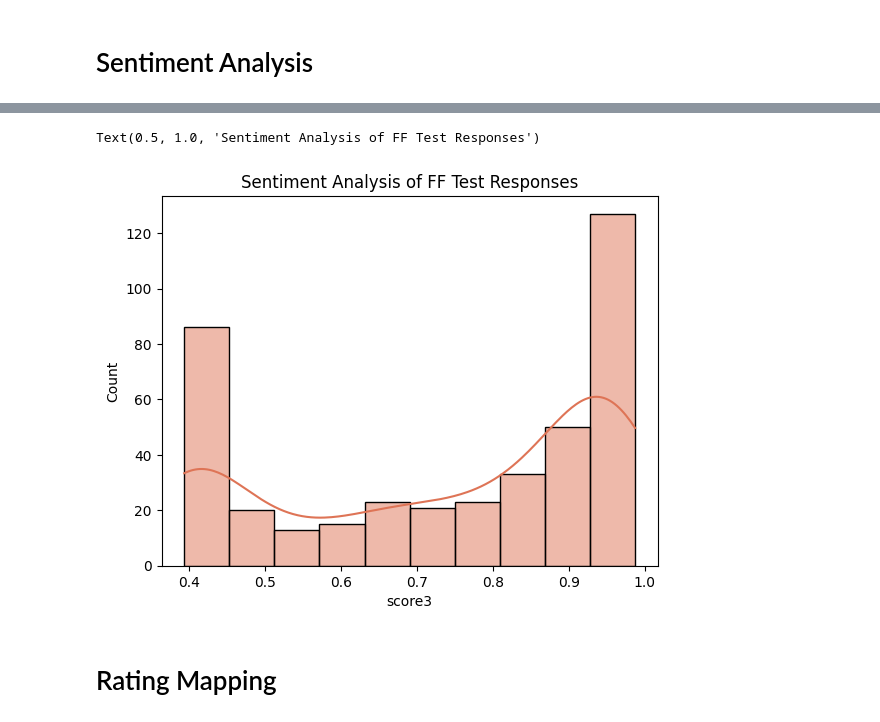
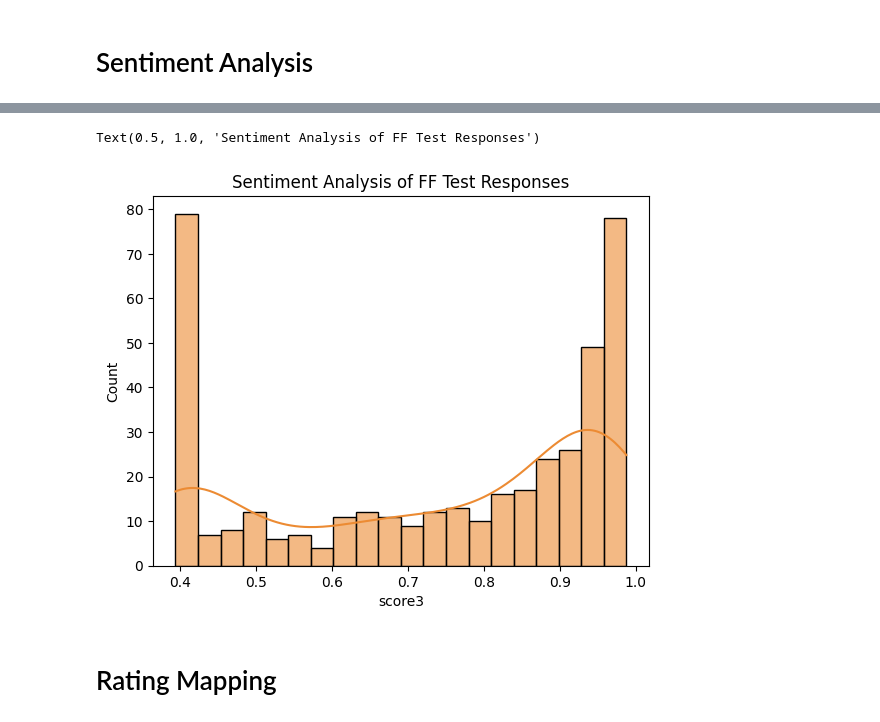
Before and after one commit to janduplessis883/friends-and-family-test-analysis, a Jupyter notebook: notebooks/Exploration - Data Extraction.ipynb, the cells around one changed output, grey strips where cells are left out. Drawn from its saved outputs; the diff is of its cells as text; code cells hidden in the pictures.

```diff
--- a/notebooks/Exploration - Data Extraction.ipynb
+++ b/notebooks/Exploration - Data Extraction.ipynb
@@ -116,10 +127,12 @@ Name: label3, dtype: float64
 # %%
 sentiment_score = data['score3']
-sns.histplot(sentiment_score, color='#de7456', bins=10, kde=True)
+
+
+sns.histplot(sentiment_score, color='#ec8b33', bins=20, kde=True, alpha=0.6)
 plt.title("Sentiment Analysis of FF Test Responses")
 # %% [output]
 Text(0.5, 1.0, 'Sentiment Analysis of FF Test Responses')
-[figure, old version]
+[figure, new version]
 # %% [markdown]
 # Rating Mapping
 # %%
```
Also changed, not shown: parts of 13 cells of this notebook, 13 other files.
